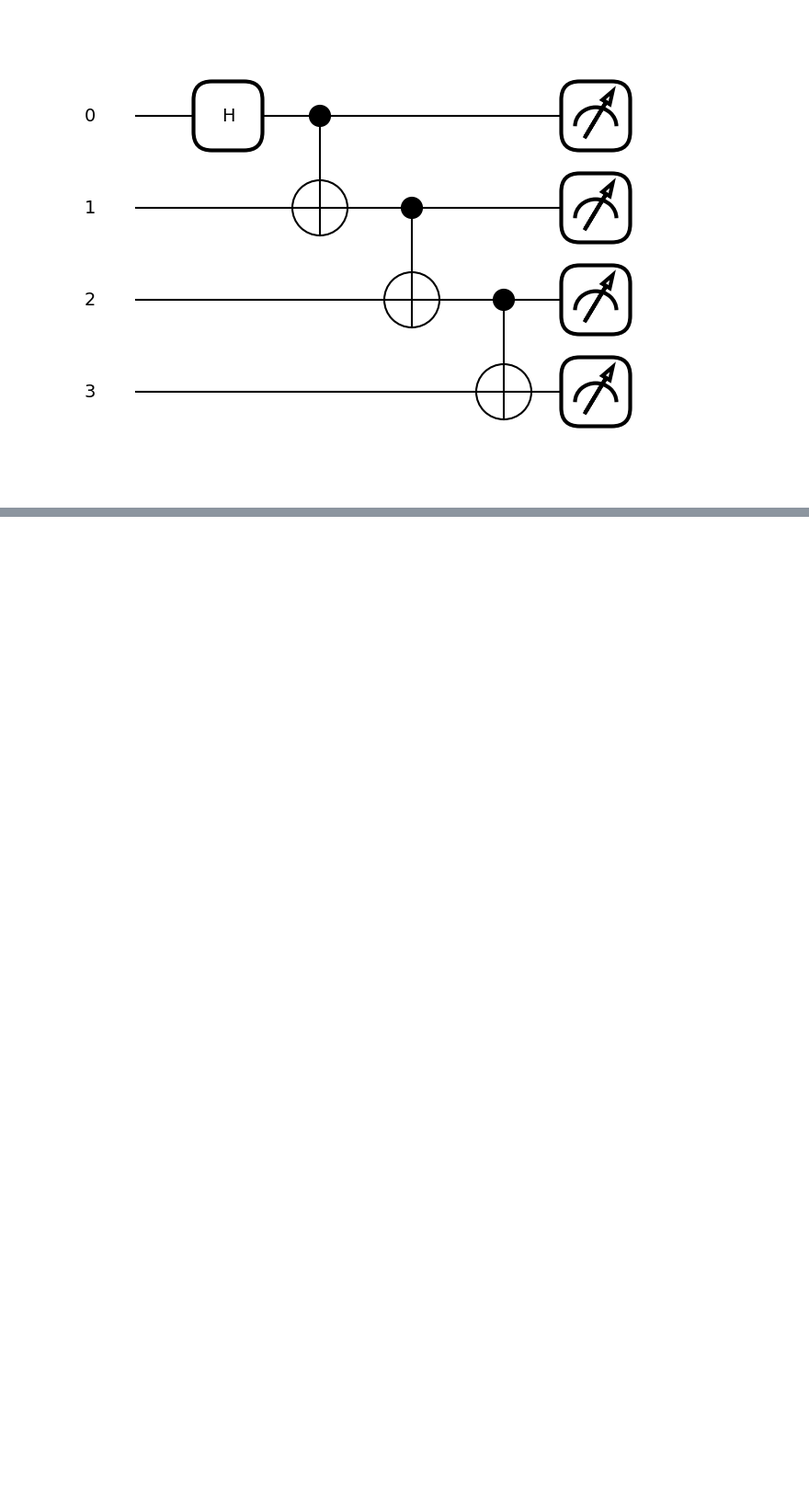
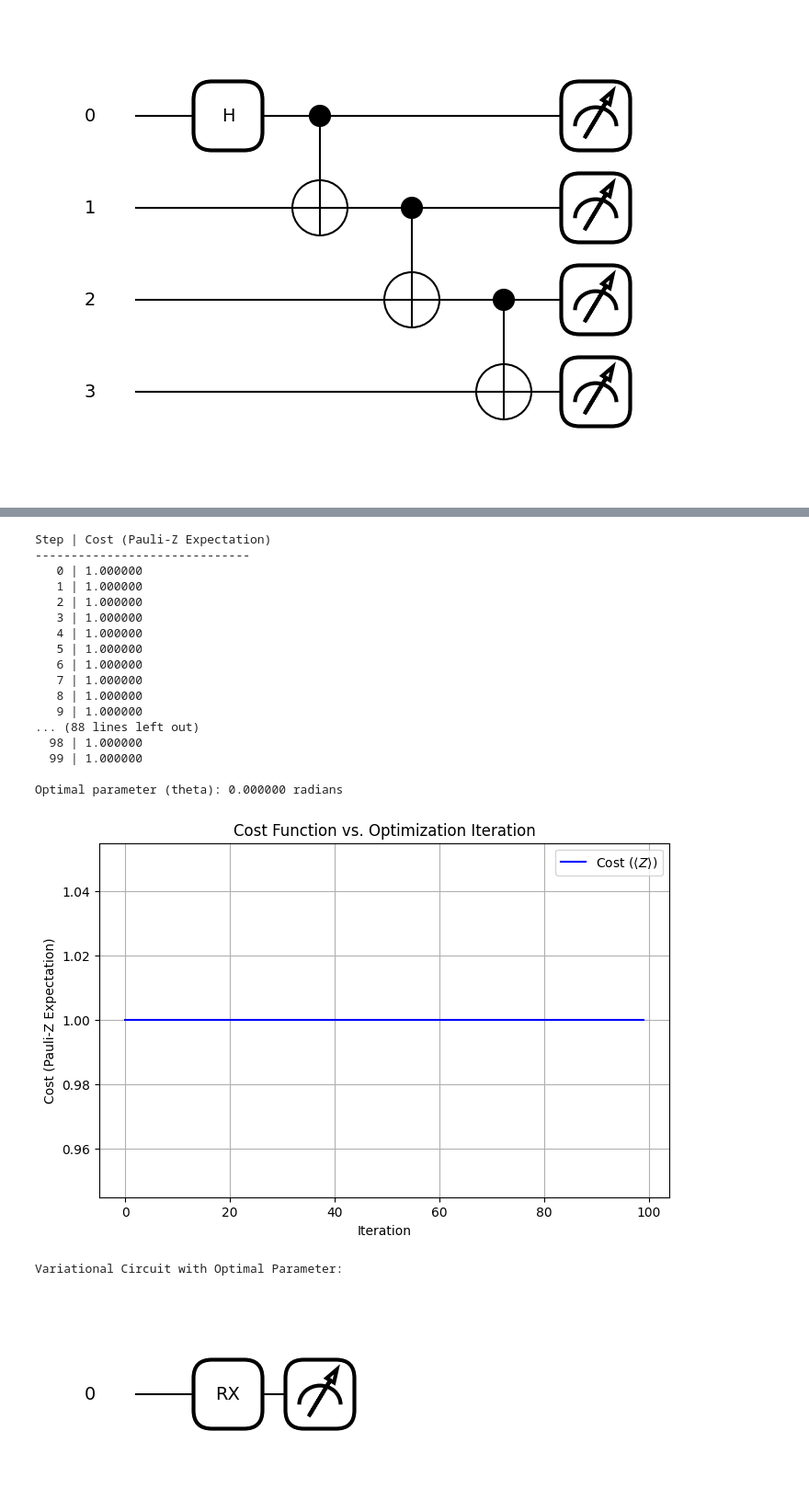
Before and after one commit to Nama21yo/quantum_computing, a Jupyter notebook: PennyLane_quantum_Computing.ipynb, the cells around one changed output, grey strips where cells are left out. Shown at 92% size. Drawn from its saved outputs; the diff is of its cells as text; code cells hidden in the pictures; blank space fills up the shorter version.

Commit message:
Implement Simple Variational Optimization

```diff
--- a/PennyLane_quantum_Computing.ipynb
+++ b/PennyLane_quantum_Computing.ipynb
@@ -251,0 +276,71 @@ plt.show()
+# %%
+# Initialize a single-qubit device
+dev = qml.device("default.qubit", wires=1, shots=None)
+
+# Define the variational circuit
+@qml.qnode(dev)
+def variational_circuit(theta):
+    qml.RX(theta, wires=0)
+    return qml.expval(qml.PauliZ(0))
+
+# Define the cost function
+def cost(theta):
+    return variational_circuit(theta)
+
+# Initialize the parameter
+theta = np.array(0.0, requires_grad=True)
+
+# Set up the optimizer
+opt = qml.GradientDescentOptimizer(stepsize=0.1)
+
+# Optimization parameters
+max_iterations = 100
+cost_history = []
+
+# Optimize the parameter
+print("Step | Cost (Pauli-Z Expectation)")
+print("-" * 30)
+for i in range(max_iterations):
+    theta, cost_val = opt.step_and_cost(cost, theta)
+    cost_history.append(cost_val)
+    print(f"{i:4d} | {cost_val:.6f}")
+
+# Output the optimal parameter
+optimal_theta = theta
+print(f"\nOptimal parameter (theta): {optimal_theta:.6f} radians")
+
+# Plot the cost function over iterations
+plt.figure(figsize=(8, 5))
+plt.plot(range(max_iterations), cost_history, label='Cost ($\\langle Z \\rangle$)', color='blue')
+plt.xlabel('Iteration')
+plt.ylabel('Cost (Pauli-Z Expectation)')
+plt.title('Cost Function vs. Optimization Iteration')
+plt.grid(True)
+plt.legend()
+plt.show()
+
+# Draw the circuit with the optimal parameter
+print("\nVariational Circuit with Optimal Parameter:")
+fig, ax = qml.draw_mpl(variational_circuit)(optimal_theta)
+plt.show()
+# %% [output]
+Step | Cost (Pauli-Z Expectation)
+------------------------------
+   0 | 1.000000
+   1 | 1.000000
+   2 | 1.000000
+   3 | 1.000000
+   4 | 1.000000
+   5 | 1.000000
+   6 | 1.000000
+   7 | 1.000000
+   8 | 1.000000
+   9 | 1.000000
+... (88 lines left out)
+  98 | 1.000000
+  99 | 1.000000
+
+Optimal parameter (theta): 0.000000 radians
+[figure, added]
+Variational Circuit with Optimal Parameter:
+[figure, added]
```
Also changed, not shown: parts of 3 cells of this notebook.
